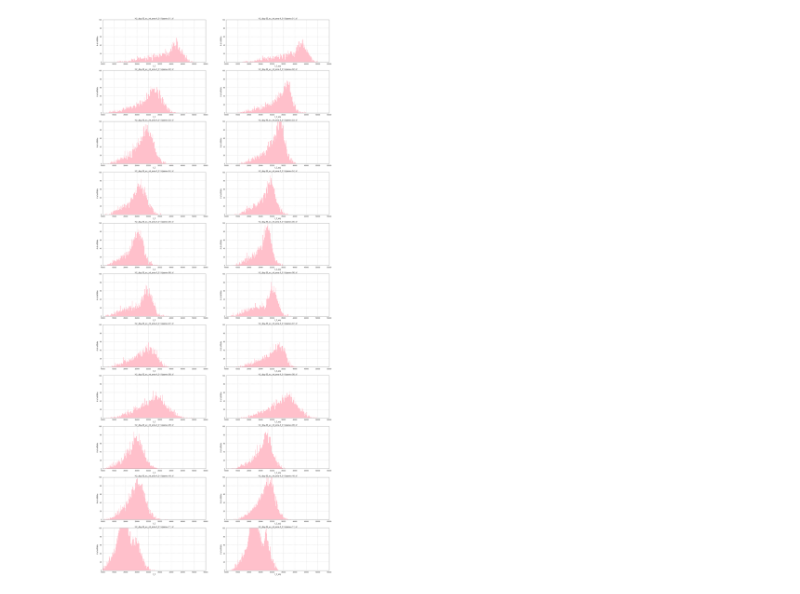
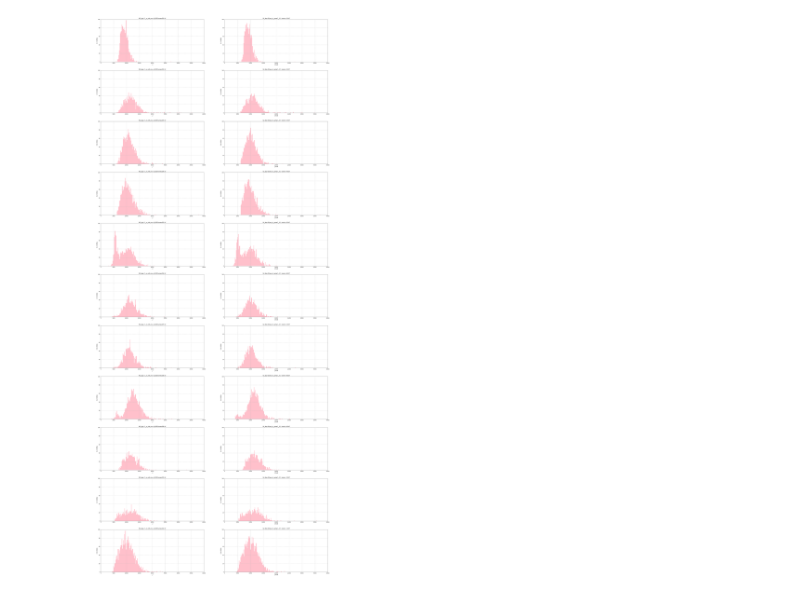
Before and after one commit to PreibischLab/pretty-graphs, a Jupyter notebook: Milky Graphs.ipynb, the cells around one changed output. Saved outputs shown, nothing was run; the diff lists cells and outputs as text; code cells hidden in the pictures.

```diff
--- a/Milky Graphs.ipynb
+++ b/Milky Graphs.ipynb
@@ -10,11 +10,12 @@ from sklearn import linear_model, datasets
 
 %matplotlib inline
 # %%
-def make_graphs(idx, image):
+# function for loading one data-set
+def load_data(folder_path, idx, image, channel_id):
     # image = 'N2_dpy-23_ex_int_ama-1_015'
-    path = '/Users/kkolyva/milky-graphs/data/' + image + '/c3/'
+    path = folder_path + '/c' + str(channel_id) + "/"
     # file = 'N2_dpy-23_ex_int_ama-1_015.nd2 - N2_dpy-23_ex_int_ama-1_015.nd2 (series ' + str(idx).zfill(2) + ').tif.csv'
-    file = image + '.nd2 - ' + image + '.nd2 (series ' + str(idx).zfill(2) + ').tif.csv'
+    file = image + '.nd2 - ' + image + '.nd2 (series ' + str(idx).zfill(2) + ') - C=' + str(channel_id - 1) + '.csv'
 
     data = np.loadtxt(path + file, delimiter = '\t')
     z = data[:, 3]
@@ -74,8 +74,9 @@ def perform_correction(I, z, k, b):
 # generl setup for pretty images
 num_files = 11
 lines_params = np.zeros([num_files, 2])
+folder_path = '/Volumes/Samsung_T3/2017-08-24-intronic-probes/'
 image = 'N2_dpy-23_ex_int_ama-1_015'
-Ia_min, Ia_max = 10000, 55000
+Ia_min, Ia_max = 0, 40000
 za_min, za_max = 0, 55
 # %%
 def plot_fitting(I, I_adj, z, idx, line_X, line_y):
@@ -105,7 +106,8 @@ def plot_fitting(I, I_adj, z, idx, line_X, line_y):
 # %%
 plt.figure(figsize=(40,100))
 for idx in range (1, num_files + 1):
-    z, I = make_graphs(idx, image)
+    # z, I = make_graphs(idx, image)
+    z, I = load_data(folder_path + image + '/results', idx, image, 2)
 
     k, b, line_X, line_y = linear_fit(I, z)
     I_adj = perform_correction(I, z, k, b)
@@ -120,7 +122,7 @@ def plot_distribution(I, I_adj):
     plt.title(image + ' (series ' + str(idx).zfill(2) + ').tif')
     plt.xlabel('I_0')
     plt.ylabel('# of mRNAs')
-    plt.axis([10000, 55000, 0, 100])
+    plt.axis([Ia_min, Ia_max, 0, 100])
     plt.grid(which='major', axis='both', linestyle='dashed')
     plt.hist(I, bins=np.arange(min(I), max(I) + binwidth, binwidth), color=['pink'])[2]
 
@@ -128,19 +130,19 @@ def plot_distribution(I, I_adj):
     plt.title(image + ' (series ' + str(idx).zfill(2) + ').tif')
     plt.xlabel('I_0_adj')
     plt.ylabel('# of mRNAs')
-    plt.axis([10000, 55000, 0, 100])
+    plt.axis([Ia_min, Ia_max, 0, 100])
     plt.grid(which='major', axis='both', linestyle='dashed')
     plt.hist(I_adj, bins=np.arange(min(I), max(I) + binwidth, binwidth), color=['pink'])[2]
 # %%
 binwidth = 200
 plt.figure(figsize=(40,100))
 for idx in range (1, num_files + 1):
-    z, I = make_graphs(idx, image)
+    z, I = load_data(folder_path + image + '/results', idx, image, 1)
 
     k, b, line_X, line_y = linear_fit(I, z)
     I_adj = perform_correction(I, z, k, b)
 
     plot_distribution(I, I_adj)
 # plt.savefig('sample.pdf')
 # %% [output]
-[figure, old version]
+[figure, new version]
```
Also changed, not shown: parts of 2 cells of this notebook.
